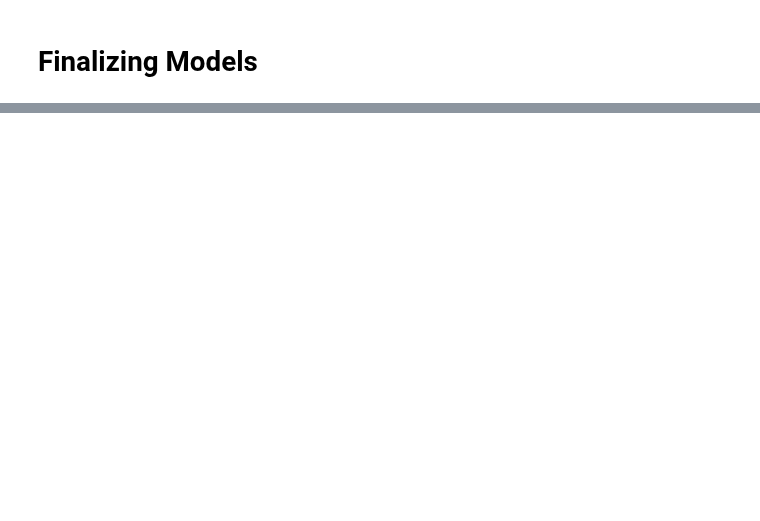
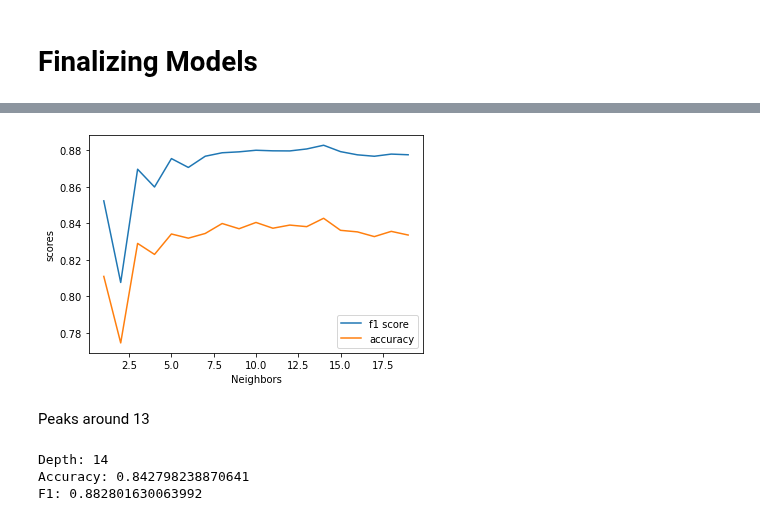
Before and after one commit to obDann/INF2179-GroupProject, a Jupyter notebook: INF2179_group_assignment_to_write_about.ipynb, the cells around one changed output, grey strips where cells are left out. Cells and saved outputs as stored; diff of their text form; code cells hidden in the pictures; blank space fills up the shorter version.

```diff
--- a/ds_modelling.ipynb
+++ b/INF2179_group_assignment_to_write_about.ipynb
@@ -1463,0 +1688,55 @@ It's hard to say that we can find a linear relationship to segment. Thus, it's n
+# %%
+metric_dict_knn = {"neighbors": [], "f1_score": [], "accuracy_score": []}
+
+for num_neighbors in range(1, 20):
+    kf_opt = StratifiedKFold(n_splits=5, shuffle=True, random_state=2)
+
+    knn_classifier = KNeighborsClassifier(n_neighbors=num_neighbors)
+
+    temp_accuracy_list = []
+    temp_f1s_list = []
+
+    # from here, run through the k-fold
+
+    for train_index, test_index in kf_opt.split(df_x, df_y):
+        x_train, x_test = df_x.iloc[train_index], df_x.iloc[test_index]
+        y_train, y_test = df_y.iloc[train_index], df_y.iloc[test_index]
+        knn_classifier.fit(x_train, y_train)
+        nb_predictions = knn_classifier.predict(x_test)
+        temp_accuracy = accuracy_score(y_test, nb_predictions)
+        temp_f1 = f1_score(y_test, nb_predictions)
+
+        temp_accuracy_list.append(temp_accuracy)
+        temp_f1s_list.append(temp_f1)
+
+    metric_dict_knn["neighbors"].append(num_neighbors)
+    metric_dict_knn["accuracy_score"].append(sum(temp_accuracy_list) / len(temp_accuracy_list))
+    metric_dict_knn["f1_score"].append(sum(temp_f1s_list) / len(temp_f1s_list))
+# %%
+# we're just interested in the axis
+temp, ax = plt.subplots()
+
+# plotting f1-score
+ax.plot(metric_dict_knn["neighbors"], metric_dict_knn["f1_score"], label="f1 score")
+# plotting accuracy
+ax.plot(metric_dict_knn["neighbors"], metric_dict_knn["accuracy_score"], label="accuracy")
+ax.legend()
+
+# setting labels
+ax.set_xlabel('Neighbors')
+ax.set_ylabel('scores')
+
+plt.show()
+# %% [output]
+[figure, added]
+# %% [markdown]
+Peaks around 13
+# %%
+index_for_best = metric_dict_knn["accuracy_score"].index(max(metric_dict_knn["accuracy_score"]))
+print("Depth:", metric_dict_knn["neighbors"][index_for_best])
+print("Accuracy:", metric_dict_knn["accuracy_score"][index_for_best])
+print("F1:", metric_dict_knn["f1_score"][index_for_best])
+# %% [output]
+Depth: 14
+Accuracy: 0.842798238870641
+F1: 0.882801630063992
```
Also changed, not shown: parts of 27 cells of this notebook.
